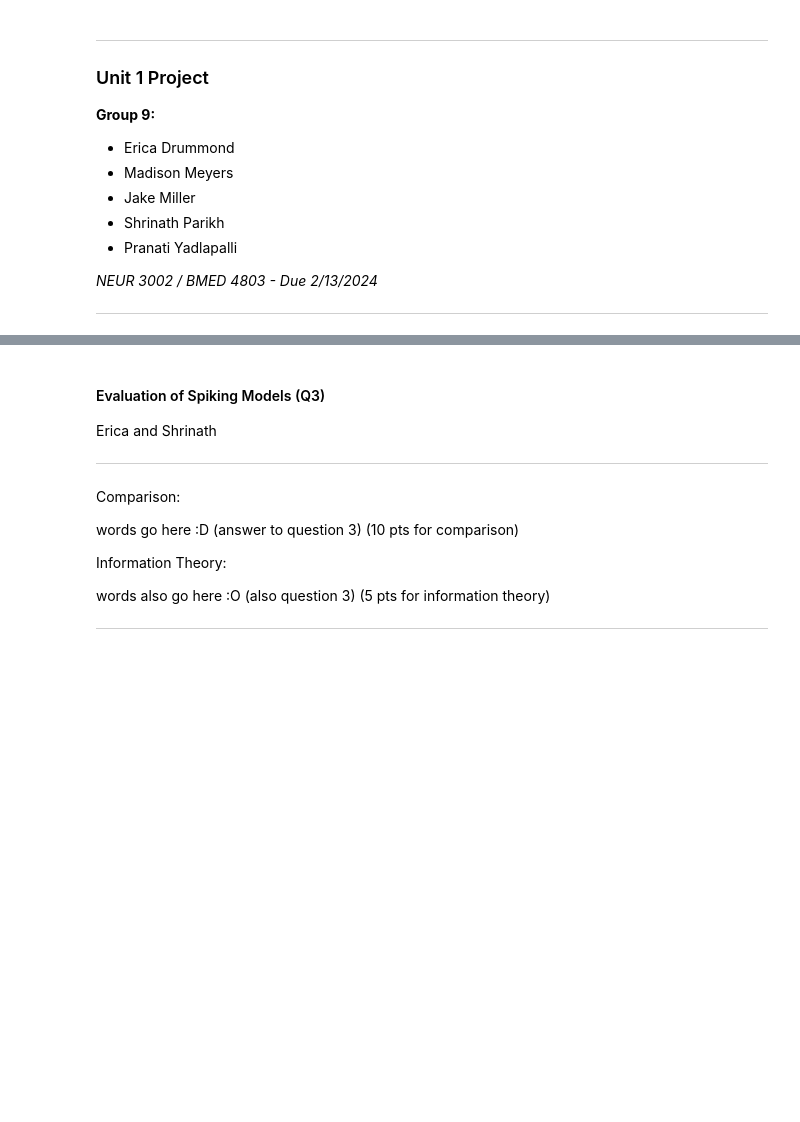
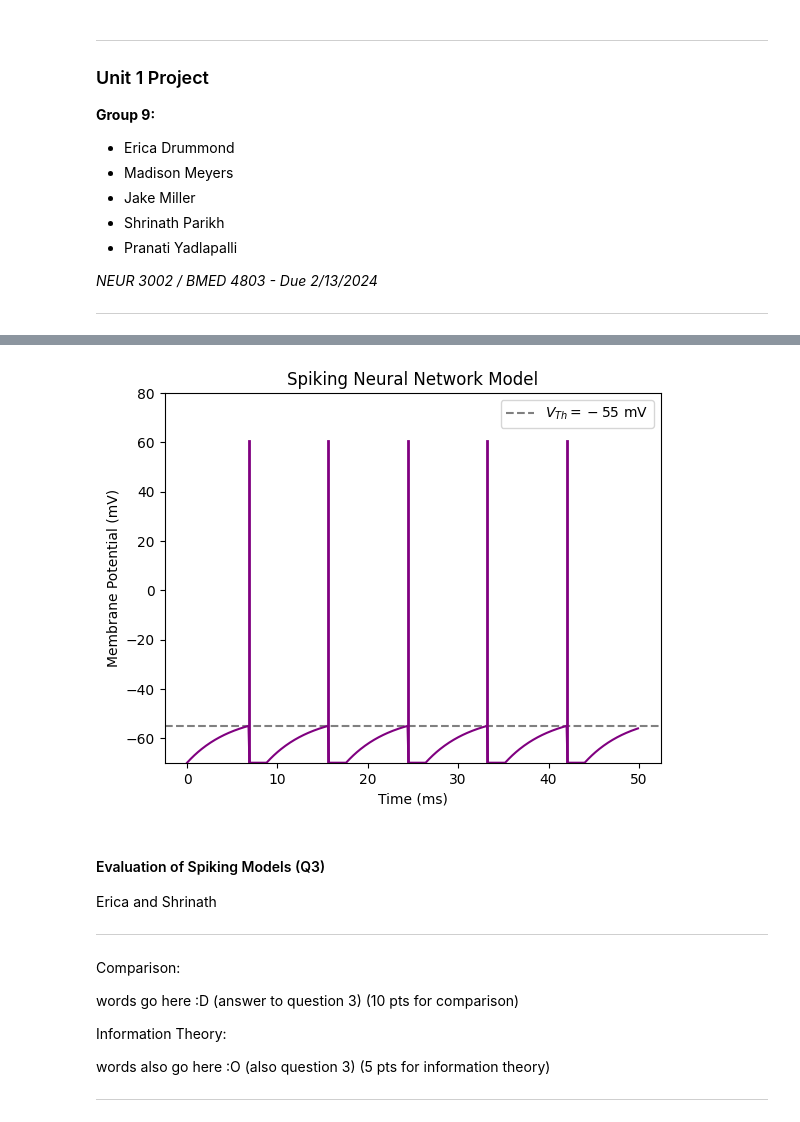
Before and after one commit to jmiller458/neur3002, a Jupyter notebook: NEUR 3002 Unit 1 Project.ipynb, the cells around one changed output, grey strips where cells are left out. Drawn from its saved outputs; the diff is of its cells as text; code cells hidden in the pictures; blank space fills up the shorter version.

```diff
--- a/NEUR 3002 Unit 1 Project.ipynb
+++ b/NEUR 3002 Unit 1 Project.ipynb
@@ -49,3 +189,51 @@ Description:
+# %%
+from brian2 import *
+
+# Define the spiking neural network model
+start_scope()
+
+# Neuron parameters
+tau = 5 * ms  # Membrane time constant
+v_rest = -70 * mV  # Resting membrane potential
+v_threshold = -55 * mV  # Spike threshold
+g_L = 10 * uS  # leaky conductance
+refractory_period = 2 * ms  # Refractory period after a spike
+
+# Synaptic input parameters
+input_current = 200 * nA  # Amplitude of the input current
+
+# Neuron model with input current
+eqs = '''
+dv/dt = ((v_rest - v) + input_current/g_L) / tau : volt (unless refractory)
+'''
+
+# Create the neuron
+neuron = NeuronGroup(1, eqs, threshold='v>v_threshold', reset='v=v_rest', refractory=refractory_period, method='euler')
+
+# Monitor the membrane potential and spikes
+membrane_monitor = StateMonitor(neuron, 'v', record=True)
+spike_monitor = SpikeMonitor(neuron)
+
+# Intial condition
+neuron.v = v_rest
+
+# Run the simulation
+duration = 50 * ms
+run(duration)
+
+# Plot the membrane potential
+axhline(v_threshold/mV,ls='--',c='gray',label=r'$V_{Th}=-55\text{ mV}$')
+plot(membrane_monitor.t/ms, membrane_monitor.v[0]/mV, c='purple')
+for t in spike_monitor.t:
+    axvline(t/ms, ymax=0.87, ls='-', c='purple', lw=2)
+xlabel('Time (ms)')
+ylabel('Membrane Potential (mV)')
+ylim([v_rest/mV,80])
+title('Spiking Neural Network Model')
+legend()
+show()
+# %% [output]
+[figure, added]
 # %% [markdown]
 #### Evaluation of Spiking Models (Q3)
 
```
Also changed, not shown: parts of 14 cells of this notebook.
